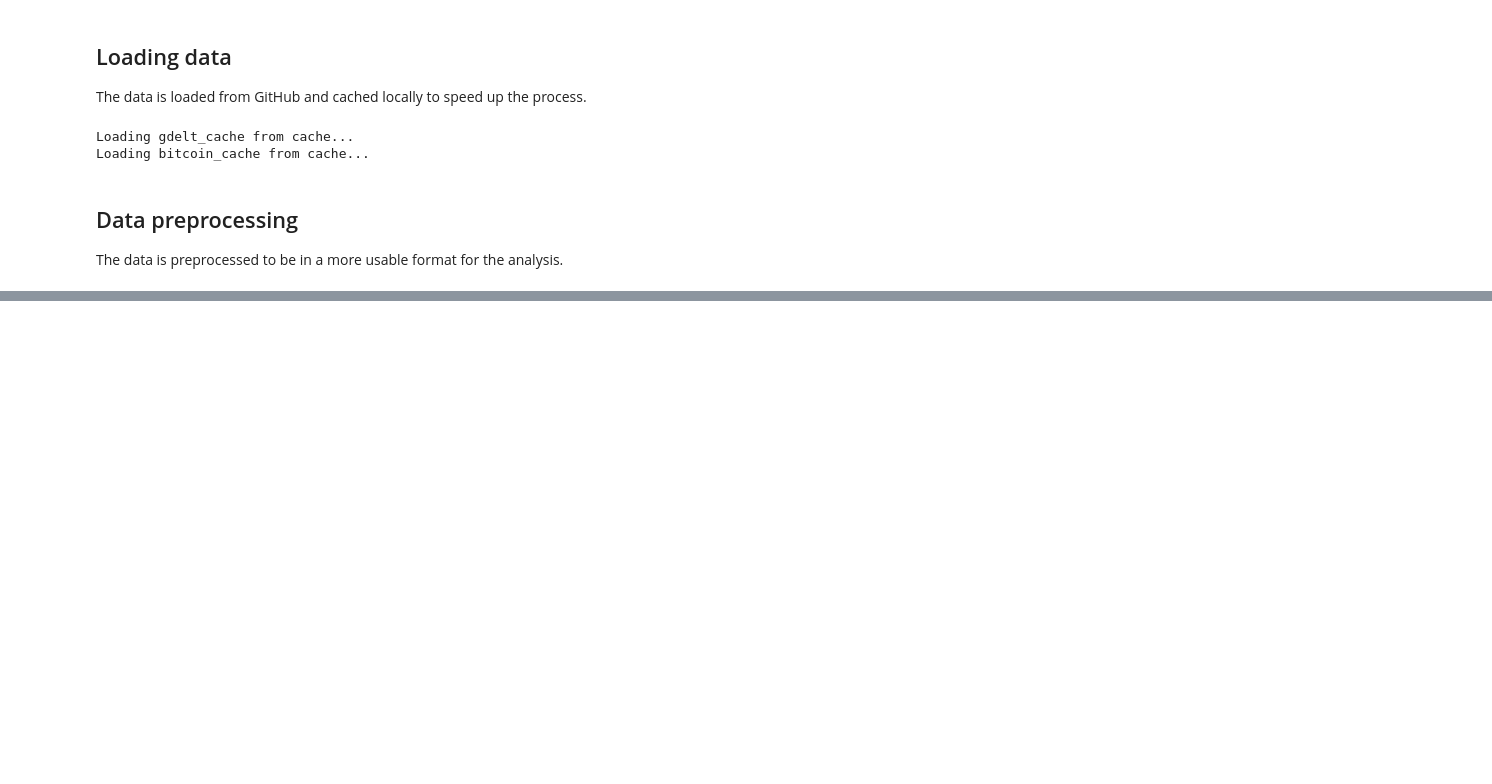
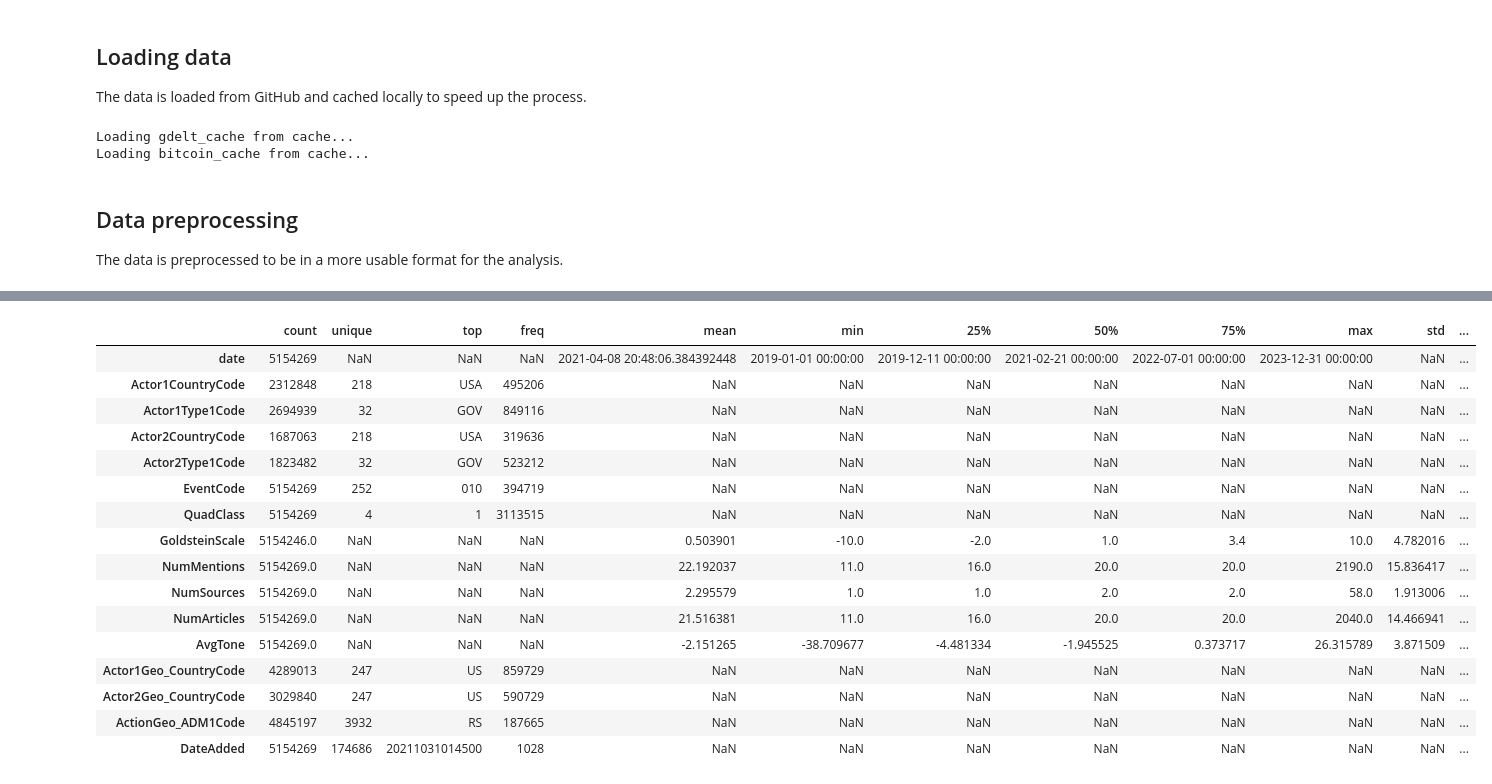
Before and after one commit to Ozzuke/GDELT-BTC, a Jupyter notebook: analysis.ipynb, the cells around one changed output, grey strips where cells are left out. Saved outputs shown, nothing was run; the diff lists cells and outputs as text; code cells hidden in the pictures; blank space fills up the shorter version.

```diff
--- a/analysis.ipynb
+++ b/analysis.ipynb
@@ -137,0 +219,25 @@ Name: EventCode, dtype: object
+# %%
+description_df = gdelt.describe(include='all').T
+description_df['present'] = description_df['count'] / gdelt.shape[0] * 100
+description_df['present'] = description_df['present'].astype(int).astype(str) + '%'
+description_df['share'] = description_df['freq'] / gdelt.shape[0]
+# %%
+description_df
+# %% [output]
+|  | count | unique | top | freq | mean | min | 25% | 50% | 75% | max | std | ... |
+| date | 5154269 | NaN | NaN | NaN | 2021-04-08 20:48:06.384392448 | 2019-01-01 00:00:00 | 2019-12-11 00:00:00 | 2021-02-21 00:00:00 | 2022-07-01 00:00:00 | 2023-12-31 00:00:00 | NaN | ... |
+| Actor1CountryCode | 2312848 | 218 | USA | 495206 | NaN | NaN | NaN | NaN | NaN | NaN | NaN | ... |
+| Actor1Type1Code | 2694939 | 32 | GOV | 849116 | NaN | NaN | NaN | NaN | NaN | NaN | NaN | ... |
+| Actor2CountryCode | 1687063 | 218 | USA | 319636 | NaN | NaN | NaN | NaN | NaN | NaN | NaN | ... |
+| Actor2Type1Code | 1823482 | 32 | GOV | 523212 | NaN | NaN | NaN | NaN | NaN | NaN | NaN | ... |
+| EventCode | 5154269 | 252 | 010 | 394719 | NaN | NaN | NaN | NaN | NaN | NaN | NaN | ... |
+| QuadClass | 5154269 | 4 | 1 | 3113515 | NaN | NaN | NaN | NaN | NaN | NaN | NaN | ... |
+| GoldsteinScale | 5154246.0 | NaN | NaN | NaN | 0.503901 | -10.0 | -2.0 | 1.0 | 3.4 | 10.0 | 4.782016 | ... |
+| NumMentions | 5154269.0 | NaN | NaN | NaN | 22.192037 | 11.0 | 16.0 | 20.0 | 20.0 | 2190.0 | 15.836417 | ... |
+| NumSources | 5154269.0 | NaN | NaN | NaN | 2.295579 | 1.0 | 1.0 | 2.0 | 2.0 | 58.0 | 1.913006 | ... |
+| NumArticles | 5154269.0 | NaN | NaN | NaN | 21.516381 | 11.0 | 16.0 | 20.0 | 20.0 | 2040.0 | 14.466941 | ... |
+| AvgTone | 5154269.0 | NaN | NaN | NaN | -2.151265 | -38.709677 | -4.481334 | -1.945525 | 0.373717 | 26.315789 | 3.871509 | ... |
+| Actor1Geo_CountryCode | 4289013 | 247 | US | 859729 | NaN | NaN | NaN | NaN | NaN | NaN | NaN | ... |
+| Actor2Geo_CountryCode | 3029840 | 247 | US | 590729 | NaN | NaN | NaN | NaN | NaN | NaN | NaN | ... |
+| ActionGeo_ADM1Code | 4845197 | 3932 | RS | 187665 | NaN | NaN | NaN | NaN | NaN | NaN | NaN | ... |
+| DateAdded | 5154269 | 174686 | 20211031014500 | 1028 | NaN | NaN | NaN | NaN | NaN | NaN | NaN | ... |
```
Also changed, not shown: parts of 36 cells of this notebook, 1 other file.
